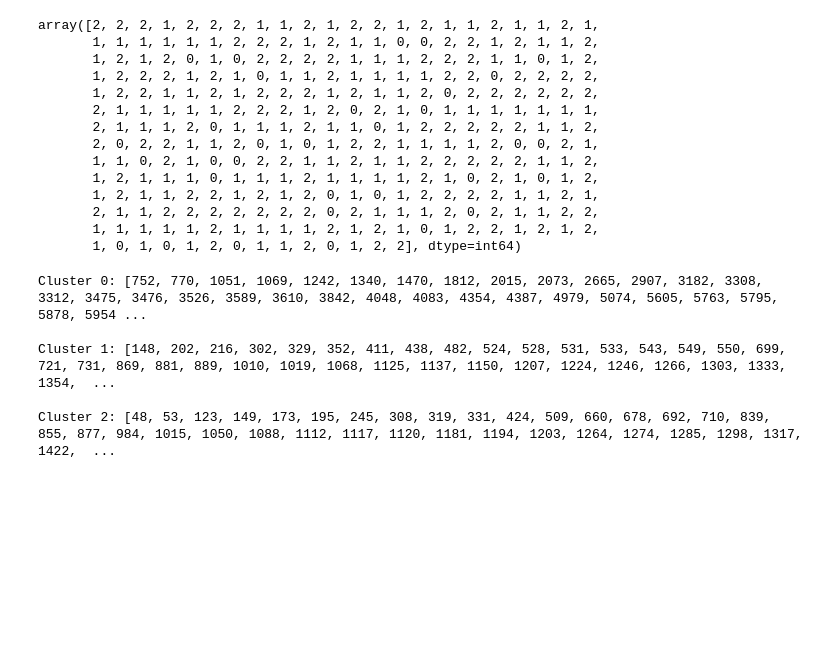
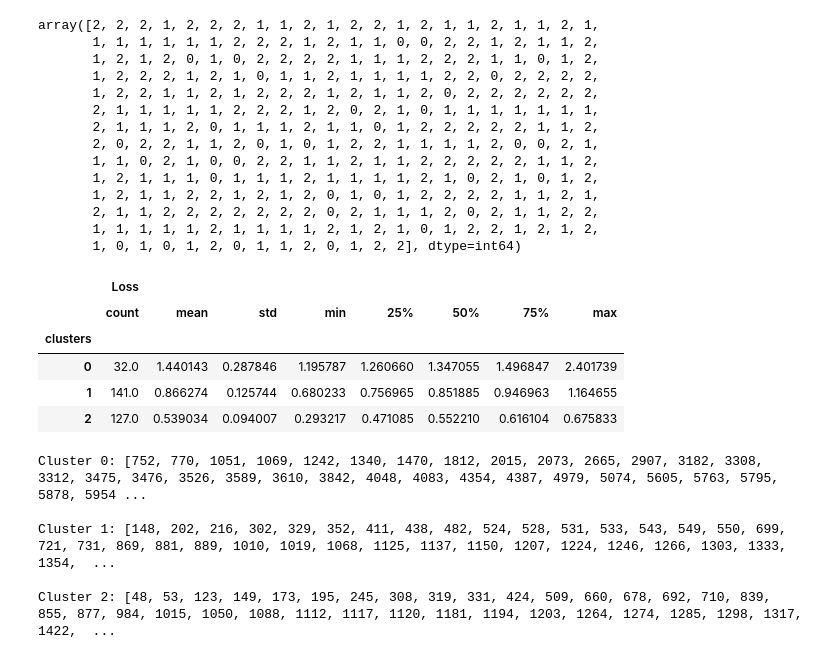
Before and after one commit to ravarmes/recsys-cluster-loss, a Jupyter notebook: src/TestCluster_MovieLens_1M_02.ipynb, the cells around one changed output. Drawn from its saved outputs; the diff is of its cells as text; code cells hidden in the pictures; blank space fills up the shorter version.

```diff
--- a/src/TestCluster_MovieLens_1M_02.ipynb
+++ b/src/TestCluster_MovieLens_1M_02.ipynb
@@ -196,6 +197,19 @@ array([2, 2, 2, 1, 2, 2, 2, 1, 1, 2, 1, 2, 2, 1, 2, 1, 1, 2, 1, 1, 2, 1,
        2, 1, 1, 2, 2, 2, 2, 2, 2, 2, 0, 2, 1, 1, 1, 2, 0, 2, 1, 1, 2, 2,
        1, 1, 1, 1, 1, 2, 1, 1, 1, 1, 2, 1, 2, 1, 0, 1, 2, 2, 1, 2, 1, 2,
        1, 0, 1, 0, 1, 2, 0, 1, 1, 2, 0, 1, 2, 2], dtype=int64)
+# %%
+# descriptive statistics of groups
+df_groups = df2.copy()
+df_groups["clusters"] = cluster.labels_
+df_group = df_groups.groupby("clusters")
+df_group.describe()
+# %% [output]
+|  | Loss |  |  |  |  |  |  |  |
+|  | count | mean | std | min | 25% | 50% | 75% | max |
+| clusters |  |  |  |  |  |  |  |  |
+| 0 | 32.0 | 1.440143 | 0.287846 | 1.195787 | 1.260660 | 1.347055 | 1.496847 | 2.401739 |
+| 1 | 141.0 | 0.866274 | 0.125744 | 0.680233 | 0.756965 | 0.851885 | 0.946963 | 1.164655 |
+| 2 | 127.0 | 0.539034 | 0.094007 | 0.293217 | 0.471085 | 0.552210 | 0.616104 | 0.675833 |
 # %%
 
 users = list(df2.index)
```
Also changed, not shown: parts of 3 cells of this notebook, 7 other files.
